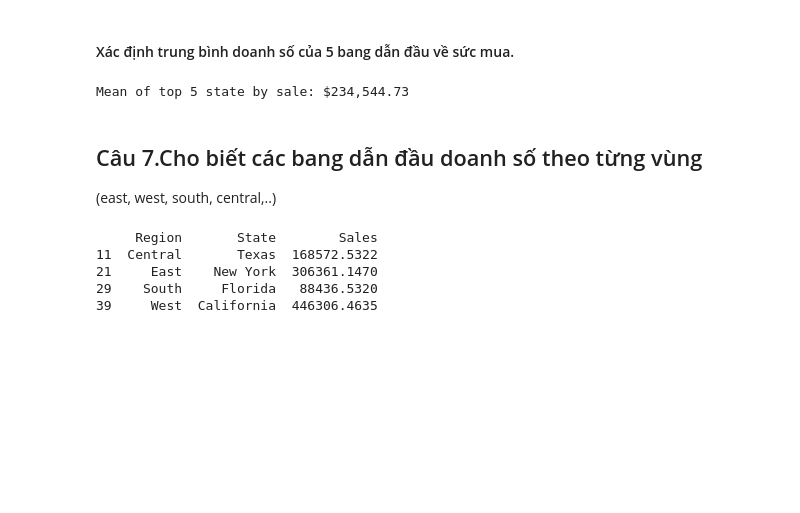
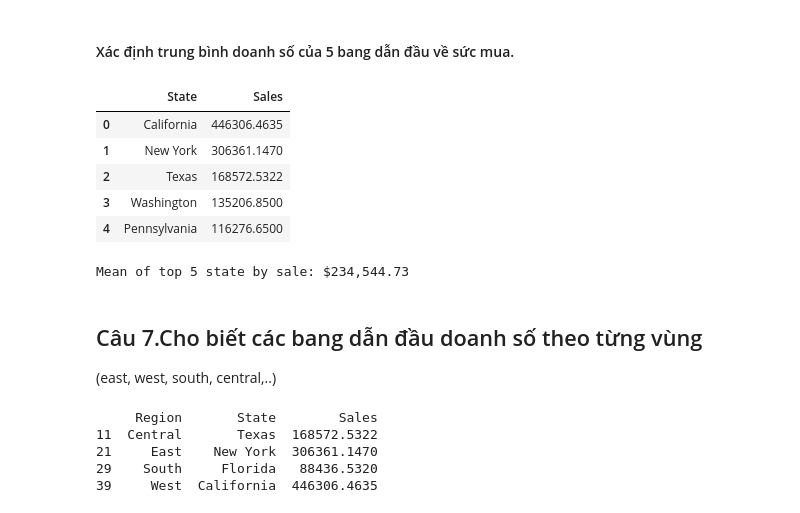
Before and after one commit to khanh22mse23057/python4engineer-assignments, a Jupyter notebook: FinalAssignments_Practice&Build_API_with_Superstore_Sales_Dataset_Analysis.ipynb, the cells around one changed output. Drawn from its saved outputs; the diff is of its cells as text; code cells hidden in the pictures; blank space fills up the shorter version.

```diff
--- a/FinalAssignments_Practice&Build_API_with_Superstore_Sales_Dataset_Analysis.ipynb
+++ b/FinalAssignments_Practice&Build_API_with_Superstore_Sales_Dataset_Analysis.ipynb
@@ -446,5 +478,16 @@ revenue_by_state_data.plot(kind="pie",autopct='%0.2f%%')
 sns.set(rc={'figure.figsize':(12,12)})
 # %% [markdown]
 #### Xác định trung bình doanh số của 5 bang dẫn đầu về sức mua.
+# %%
+revenue_by_state = data.groupby("State")["Sales"].sum()
+revenue_by_state = revenue_by_state.nlargest(5)
+revenue_by_state.reset_index(name="Sales")
+# %% [output]
+|  | State | Sales |
+| 0 | California | 446306.4635 |
+| 1 | New York | 306361.1470 |
+| 2 | Texas | 168572.5322 |
+| 3 | Washington | 135206.8500 |
+| 4 | Pennsylvania | 116276.6500 |
 # %%
 # Mean Top 5 State by sale
```
Also changed, not shown: parts of 7 cells of this notebook.
